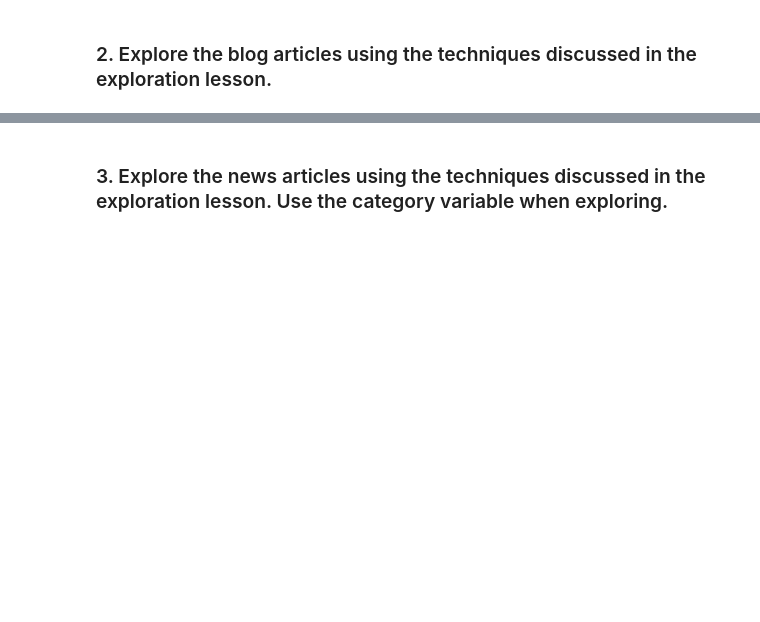
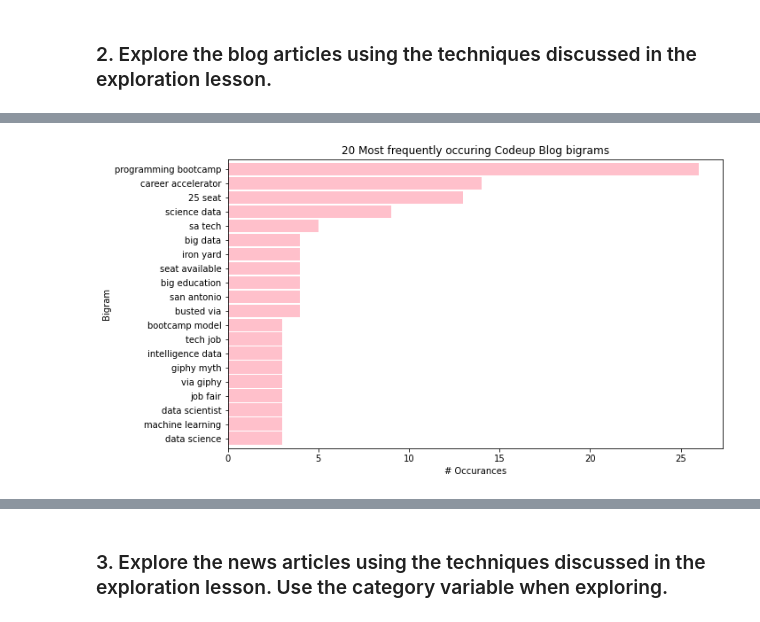
Before and after one commit to aliciag92/natural-language-processing-exercises, a Jupyter notebook: explore.ipynb, the cells around one changed output, grey strips where cells are left out. Saved outputs shown, nothing was run; the diff lists cells and outputs as text; code cells hidden in the pictures; blank space fills up the shorter version.

```diff
--- a/explore.ipynb
+++ b/explore.ipynb
@@ -411,2 +411,13 @@ plt.show()
 # %% [markdown]
 ### 2. Explore the blog articles using the techniques discussed in the exploration lesson.
+# %%
+#acquiring blog articles
+urls = ['https://codeup.com/codeups-data-science-career-accelerator-is-here/',
+        'https://codeup.com/data-science-myths/',
+        'https://codeup.com/data-science-vs-data-analytics-whats-the-difference/',
+        'https://codeup.com/10-tips-to-crush-it-at-the-sa-tech-job-fair/',
+        'https://codeup.com/competitor-bootcamps-are-closing-is-the-model-in-danger/']
+
+codeup_df = pd.DataFrame(acquire.get_blog_articles(urls))
+
+codeup_df
@@ -412,0 +431,5 @@ plt.show()
+# %%
+#applying clean function to get all normalized text in content column
+all_words = clean(' '.join(codeup_df.content))
+
+all_words[:10]
@@ -412,0 +458,8 @@ plt.show()
+# %%
+#Bigrams
+top_bigrams = (pd.Series(nltk.ngrams(all_words, 2))
+                      .value_counts()
+                      .head(20))
+
+
+top_bigrams
@@ -412,0 +484,13 @@ plt.show()
+# %%
+top_bigrams.sort_values().plot.barh(color='pink', width=.9, figsize=(10, 6))
+
+plt.title('20 Most frequently occuring Codeup Blog bigrams')
+plt.ylabel('Bigram')
+plt.xlabel('# Occurances')
+
+# make the labels pretty
+ticks, _ = plt.yticks()
+labels = top_bigrams.reset_index()['index'].apply(lambda t: t[0] + ' ' + t[1])
+_ = plt.yticks(ticks, labels)
+# %% [output]
+[figure, added]
```
Also changed, not shown: parts of 55 cells of this notebook.
